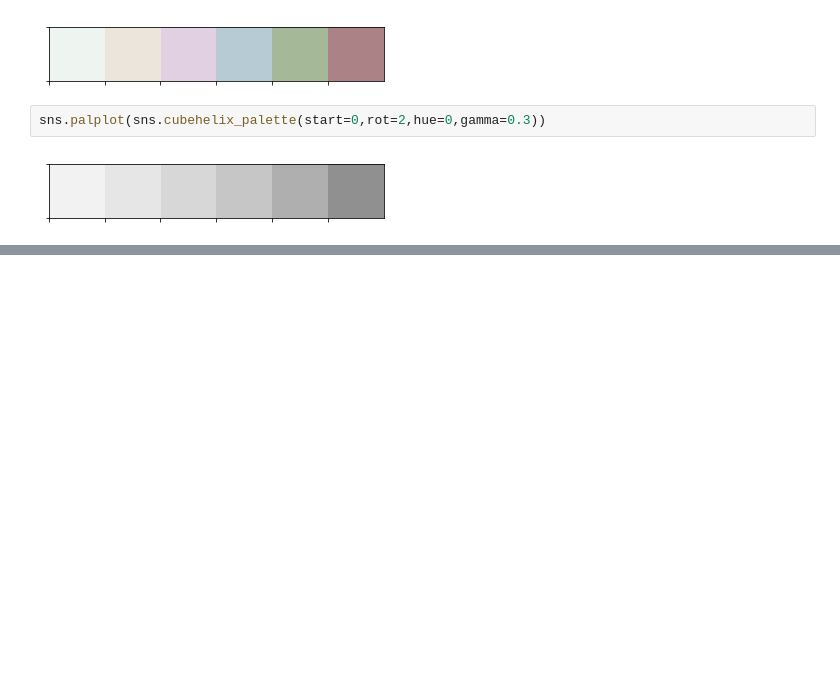
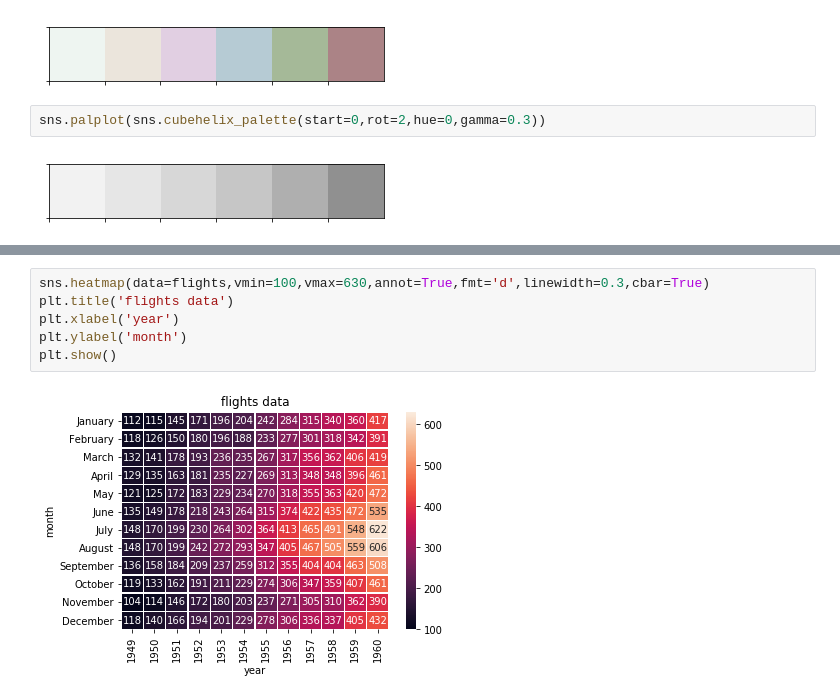
Before and after one commit to ajaytech002/visualization, a Jupyter notebook: Seaborn Demo Examples.ipynb, the cells around one changed output, grey strips where cells are left out. Drawn from its saved outputs; the diff is of its cells as text; blank space fills up the shorter version.

```diff
--- a/Seaborn Demo Examples.ipynb
+++ b/Seaborn Demo Examples.ipynb
@@ -288,0 +362,8 @@ sns.palplot(sns.cubehelix_palette(start=0,rot=2,hue=0,gamma=0.3))
+# %%
+sns.heatmap(data=flights,vmin=100,vmax=630,annot=True,fmt='d',linewidth=0.3,cbar=True)
+plt.title('flights data')
+plt.xlabel('year')
+plt.ylabel('month')
+plt.show()
+# %% [output]
+[figure, added]
```
Also changed, not shown: parts of 28 cells of this notebook.
